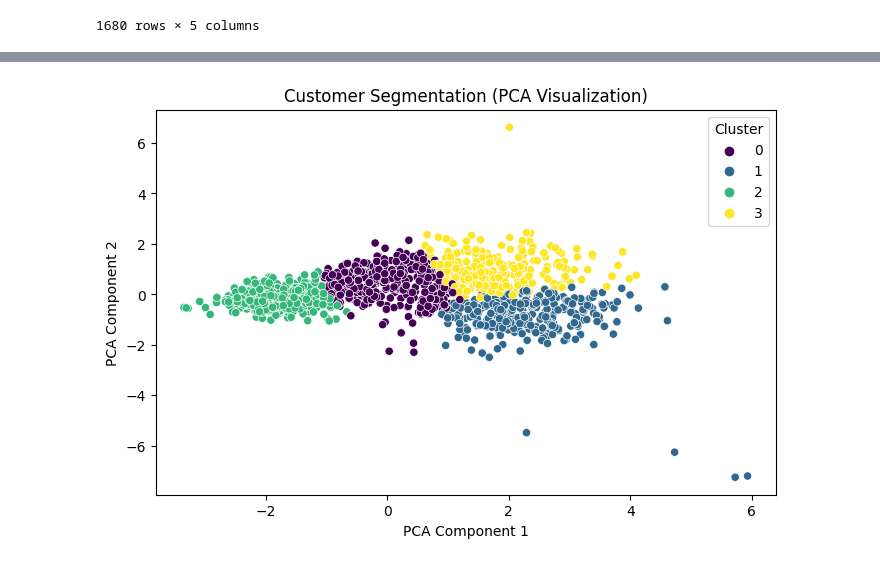
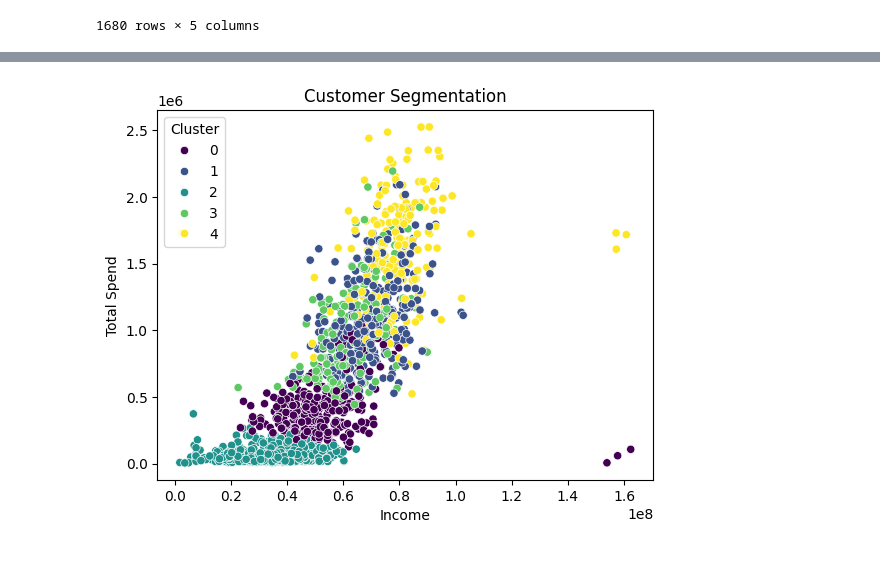
Before and after one commit to gowthamav007/sample-customer-analysis, a Jupyter notebook: Customer_Analysis.ipynb, the cells around one changed output, grey strips where cells are left out. Cells and saved outputs as stored; diff of their text form; code cells hidden in the pictures.

```diff
--- a/Customer_Analysis.ipynb
+++ b/Customer_Analysis.ipynb
@@ -474,3 +474,8 @@ x
 | 1678 | 404000 | 5 | 1 | 8 | 49544000.0 |
 | 1679 | 71000 | 2 | 0 | 3 | 33228000.0 |
 1680 rows × 5 columns
+# %%
+#k means clustering
+kmeans = KMeans(n_clusters=5, random_state=42)
+df['Cluster'] = kmeans.fit_predict(X_scaled)
+df.head()
@@ -477,10 +490,9 @@ x
 # %%
-# Plot Clusters
-plt.figure(figsize=(8, 5))
-sns.scatterplot(x=df['PCA1'], y=df['PCA2'], hue=df['Cluster'], palette='viridis')
-plt.title("Customer Segmentation (PCA Visualization)")
-plt.xlabel("PCA Component 1")
-plt.ylabel("PCA Component 2")
+#visualize clusters
+sns.scatterplot(df, x='Income', y='Total_Spend', hue='Cluster', palette='viridis')
+plt.title('Customer Segmentation')
+plt.xlabel('Income')
+plt.ylabel('Total Spend')
 plt.show()
 # %% [output]
-[figure, old version]
+[figure, new version]
```
Also changed, not shown: parts of 14 cells of this notebook.
